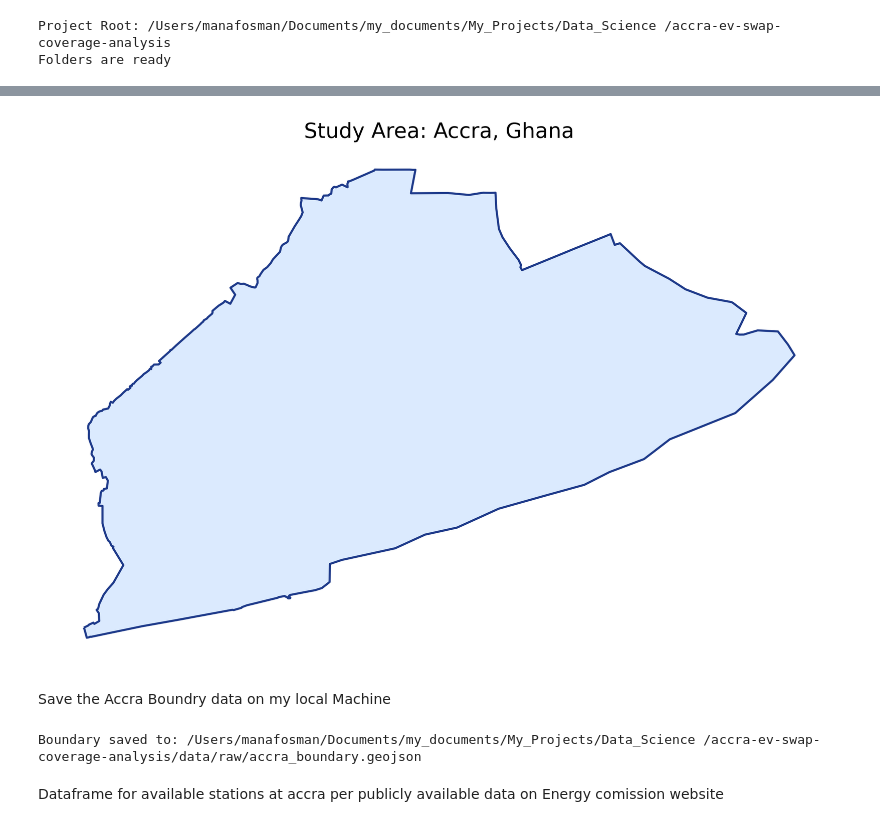
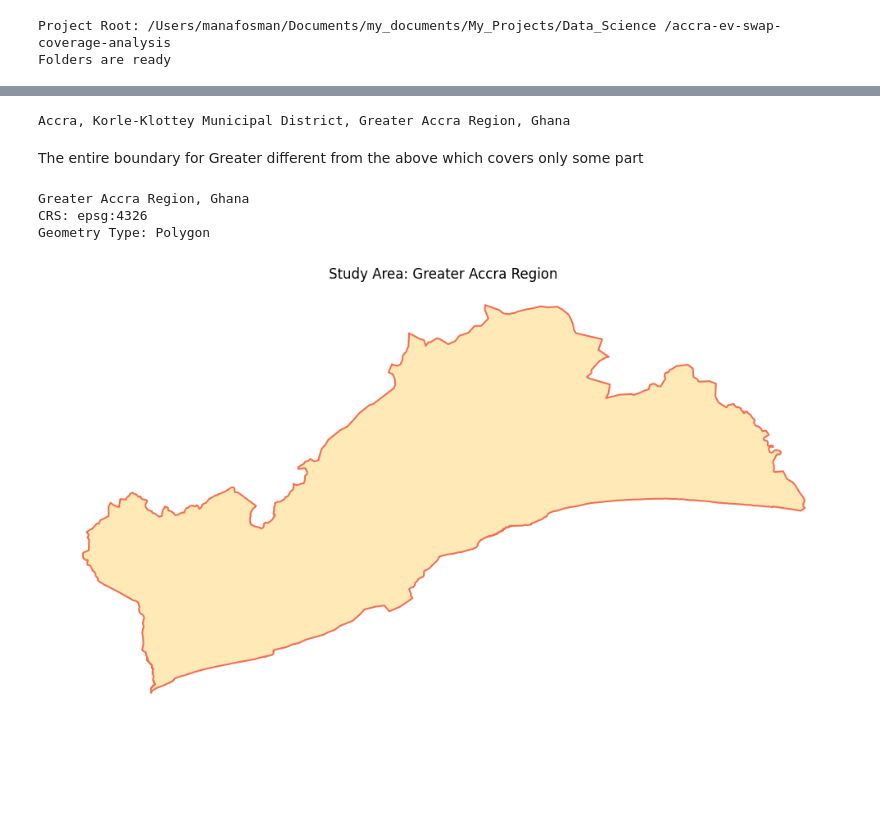
Before and after one commit to manafosman-dev/accra_ev_swap_coverage_analysis, a Jupyter notebook: notebooks/01_boundary_and_station_data.ipynb, the cells around one changed output, grey strips where cells are left out. Saved outputs shown, nothing was run; the diff lists cells and outputs as text; code cells hidden in the pictures; blank space fills up the shorter version.

Commit message:
refactoring code for entire Accra boundary

```diff
--- a/notebooks/01_boundary_and_station_data.ipynb
+++ b/notebooks/01_boundary_and_station_data.ipynb
@@ -52,22 +48,25 @@ Geometry type: Polygon
+# %%
+print(accra_boundary["display_name"].iloc[0])
+# %% [output]
+Accra, Korle-Klottey Municipal District, Greater Accra Region, Ghana
+# %% [markdown]
+The entire boundary for Greater different from the above which covers only some part
+# %%
+greater_accra_boundary = ox.geocode_to_gdf({"state":"Greater Accra Region","Country":"Ghana",})
+# %%
+print(greater_accra_boundary["display_name"].iloc[0])
+print("CRS:",greater_accra_boundary.crs)
+print("Geometry Type:",greater_accra_boundary.geometry.geom_type.iloc[0])
+# %% [output]
+Greater Accra Region, Ghana
+CRS: epsg:4326
+Geometry Type: Polygon
 # %%
-fig,ax = plt.subplots(figsize=(10,10),dpi=300)
-accra_boundary.plot(
-    ax=ax, facecolor="#dbeafe", edgecolor="#1e3a8a",linewidth= 1.5,
-)
-ax.set_title("Study Area: Accra, Ghana", fontsize=15)
+fig,ax = plt.subplots(figsize=(10,10))
+greater_accra_boundary.plot(ax=ax,facecolor="#ffeab7",edgecolor="#f36e50",linewidth=1.5)
+ax.set_title("Study Area: Greater Accra Region")
 ax.set_axis_off()
-plt.tight_layout
+plt.tight_layout()
 plt.show()
 # %% [output]
-[figure, old version]
+[figure, new version]
-# %% [markdown]
-Save the Accra Boundry data on my local Machine
-# %%
-boundry_file_path = raw_data_directory/ "accra_boundary.geojson"
-
-accra_boundary.to_file(boundry_file_path,driver="GeoJSON",)
-print("Boundary saved to:",boundry_file_path)
-# %% [output]
-Boundary saved to: /Users/manafosman/Documents/my_documents/My_Projects/Data_Science /accra-ev-swap-coverage-analysis/data/raw/accra_boundary.geojson
-# %% [markdown]
-Dataframe for available stations at accra per publicly available data on Energy comission website
```
Also changed, not shown: parts of 10 cells of this notebook, 3 other files.
